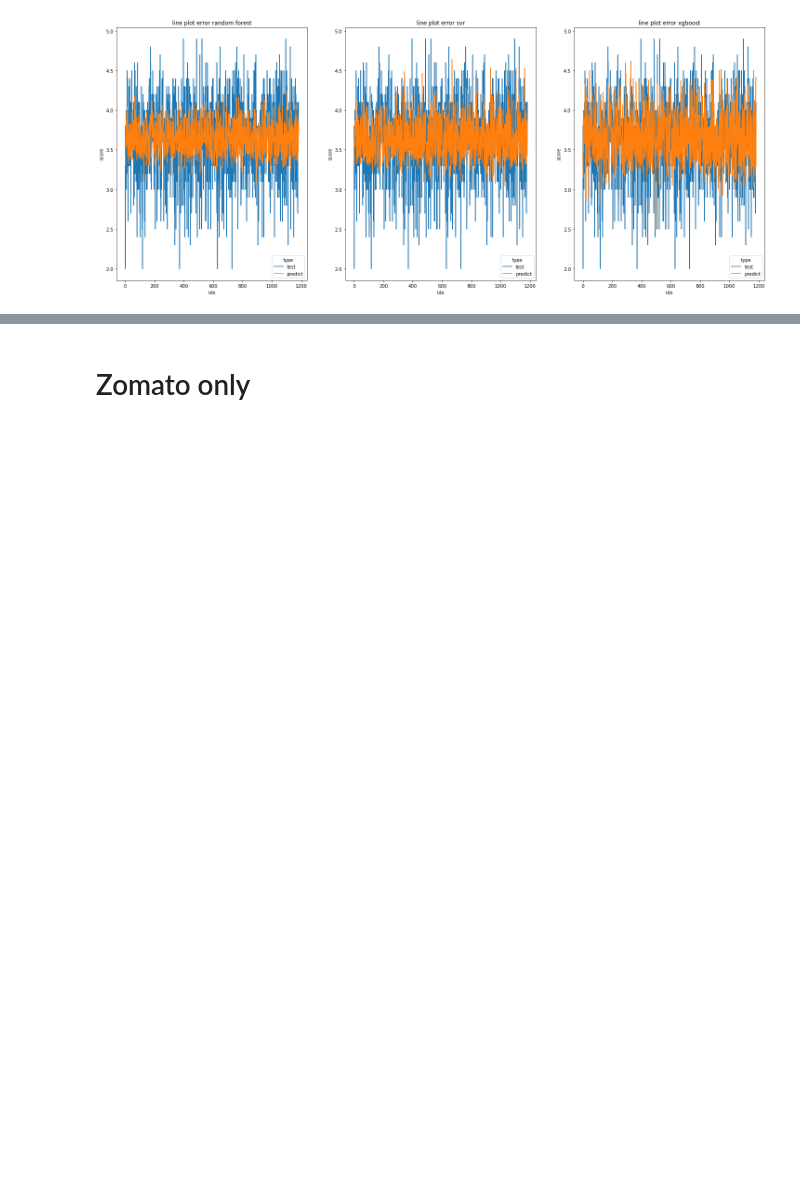
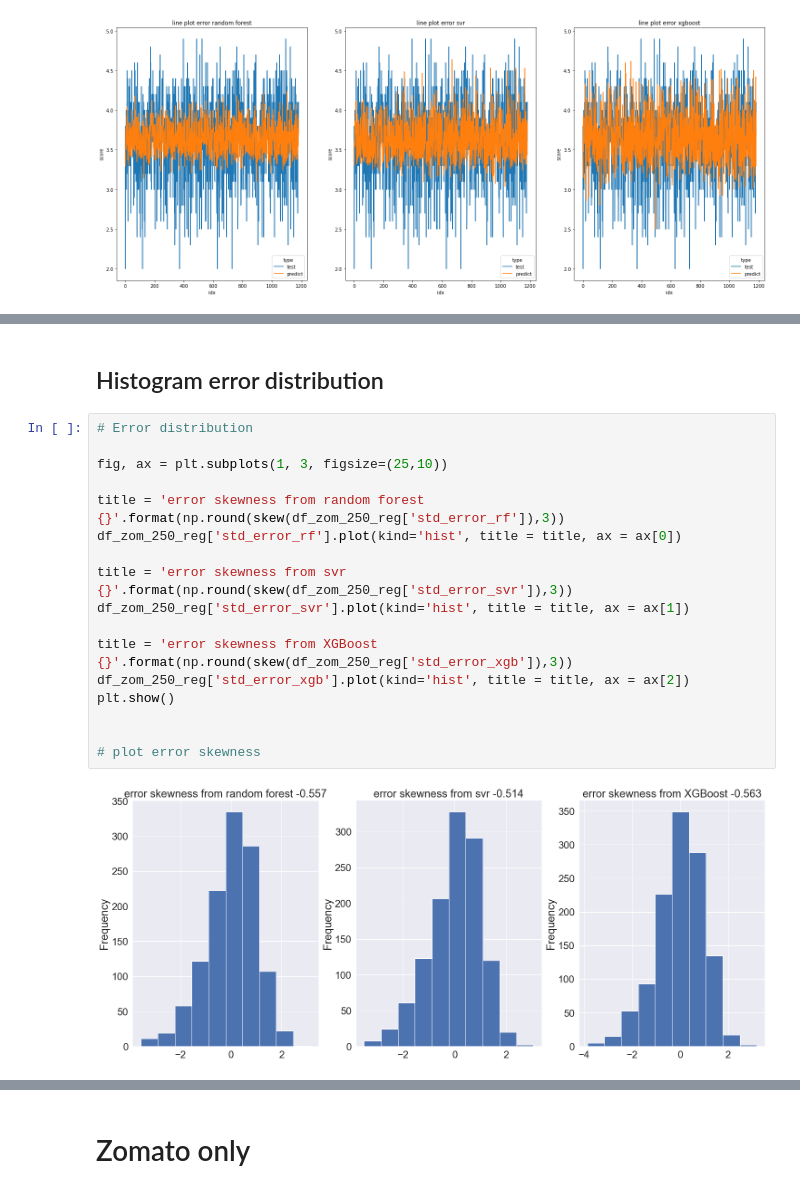
Before and after one commit to adamaulia/AdamThesis, a Jupyter notebook: 5_error_regression.ipynb, the cells around one changed output, grey strips where cells are left out. Cells and saved outputs as stored; diff of their text form; blank space fills up the shorter version.

```diff
--- a/5_error_regression.ipynb
+++ b/5_error_regression.ipynb
@@ -448,0 +593,21 @@ plt.show()
+# %% [markdown]
+## Histogram error distribution
+# %%
+# Error distribution
+
+fig, ax = plt.subplots(1, 3, figsize=(25,10))
+
+title = 'error skewness from random forest {}'.format(np.round(skew(df_zom_250_reg['std_error_rf']),3))
+df_zom_250_reg['std_error_rf'].plot(kind='hist', title = title, ax = ax[0])
+
+title = 'error skewness from svr {}'.format(np.round(skew(df_zom_250_reg['std_error_svr']),3))
+df_zom_250_reg['std_error_svr'].plot(kind='hist', title = title, ax = ax[1])
+
+title = 'error skewness from XGBoost {}'.format(np.round(skew(df_zom_250_reg['std_error_xgb']),3))
+df_zom_250_reg['std_error_xgb'].plot(kind='hist', title = title, ax = ax[2])
+plt.show()
+
+
+# plot error skewness
+# %% [output]
+[figure, added]
```
Also changed, not shown: parts of 33 cells of this notebook, 3 other files.
